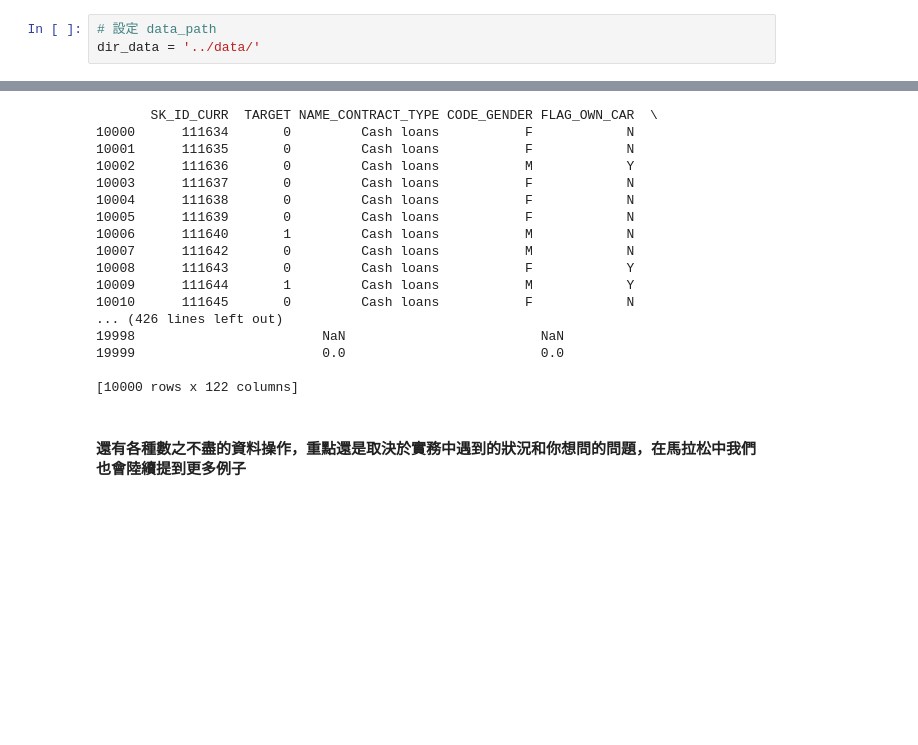
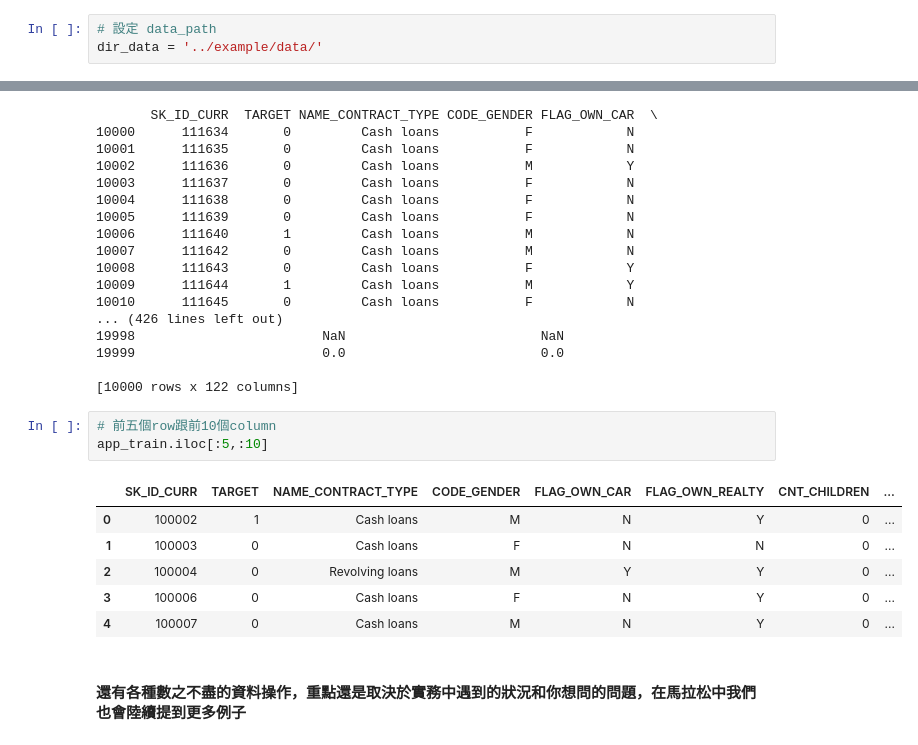
Before and after one commit to orcarex/2nd-ML100Days, a Jupyter notebook: homework/Day_002_HW.ipynb, the cells around one changed output, grey strips where cells are left out. Drawn from its saved outputs; the diff is of its cells as text; blank space fills up the shorter version.

```diff
--- a/homework/Day_002_HW.ipynb
+++ b/homework/Day_002_HW.ipynb
@@ -13,7 +13,7 @@ import numpy as np
 import pandas as pd
 # %%
 # 設定 data_path
-dir_data = '../data/'
+dir_data = '../example/data/'
 # %%
 f_app = os.path.join(dir_data, 'application_train.csv')
 print('Path of read in data: %s' % (f_app))
@@ -80,6 +97,16 @@ print(部分資料)
 19999                        0.0                         0.0
 
 [10000 rows x 122 columns]
+# %%
+# 前五個row跟前10個column
+app_train.iloc[:5,:10]
+# %% [output]
+|  | SK_ID_CURR | TARGET | NAME_CONTRACT_TYPE | CODE_GENDER | FLAG_OWN_CAR | FLAG_OWN_REALTY | CNT_CHILDREN | ... |
+| 0 | 100002 | 1 | Cash loans | M | N | Y | 0 | ... |
+| 1 | 100003 | 0 | Cash loans | F | N | N | 0 | ... |
+| 2 | 100004 | 0 | Revolving loans | M | Y | Y | 0 | ... |
+| 3 | 100006 | 0 | Cash loans | F | N | Y | 0 | ... |
+| 4 | 100007 | 0 | Cash loans | M | N | Y | 0 | ... |
 # %% [markdown]
 #### 還有各種數之不盡的資料操作，重點還是取決於實務中遇到的狀況和你想問的問題，在馬拉松中我們也會陸續提到更多例子
 # %%
```
Also changed, not shown: parts of 2 cells of this notebook, 1 other file.
